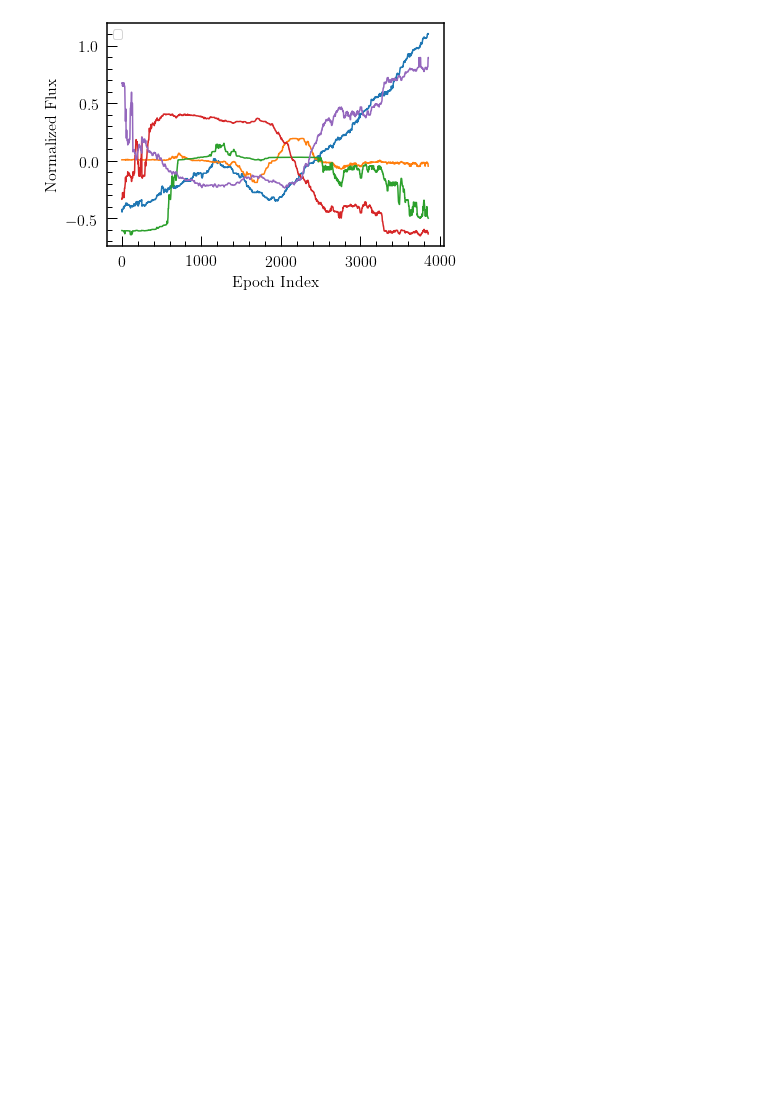
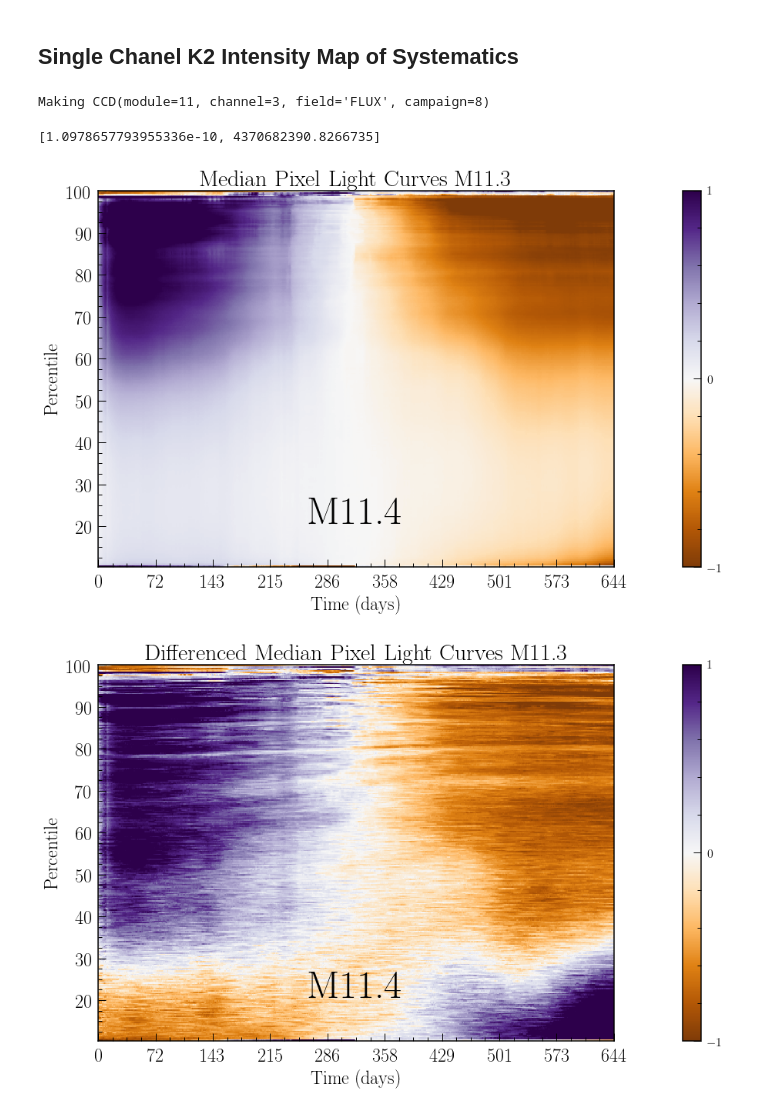
Before and after one commit to jmoreno28/k2_LongTermSystematics, a Jupyter notebook: MakeTemplateSystematicLC.ipynb, the cells around one changed output. Cells and saved outputs as stored; diff of their text form; code cells hidden in the pictures; blank space fills up the shorter version.

```diff
--- a/MakeTemplateSystematicLC.ipynb
+++ b/MakeTemplateSystematicLC.ipynb
@@ -241,9 +18,0 @@ plt.tight_layout()
-# %%
-for i in range(0,5):
-    plt.plot(xrange(len(temp2_diff[:,-1*i])),temp2_diff[:,-1*i])
-plt.xlabel("Epoch Index")
-plt.ylabel("Normalized Flux")
-plt.legend()
-plt.tight_layout()
-# %% [output]
-[figure, removed]
@@ -249,0 +43,26 @@ plt.tight_layout()
+# %% [markdown]
+## Single Chanel K2 Intensity Map of Systematics
+# %%
+ccd = CCD(module=11, channel=3, field='FLUX', campaign=8)
+
+cont = PixelMapContainer.from_hdf5(pixmapfile, ccd)
+gen = PixMapGenerator(cont)
+print "Making", ccd
+
+
+ccd = gen.ccd
+flux_range = map(magToFlux,(50,1))
+percentiles = np.linspace(0, 100, 300)
+
+lc = pixellc.get_pixel_lc(gen, percentiles, flux_range=flux_range)
+# %% [output]
+Making CCD(module=11, channel=3, field='FLUX', campaign=8)
+# %%
+flux_range
+# %% [output]
+[1.0978657793955336e-10, 4370682390.8266735]
+# %%
+create_pixel_maps(gen,lc)
+# %% [output]
+[figure, added]
+[figure, added]
```
Also changed, not shown: parts of 33 cells of this notebook.
